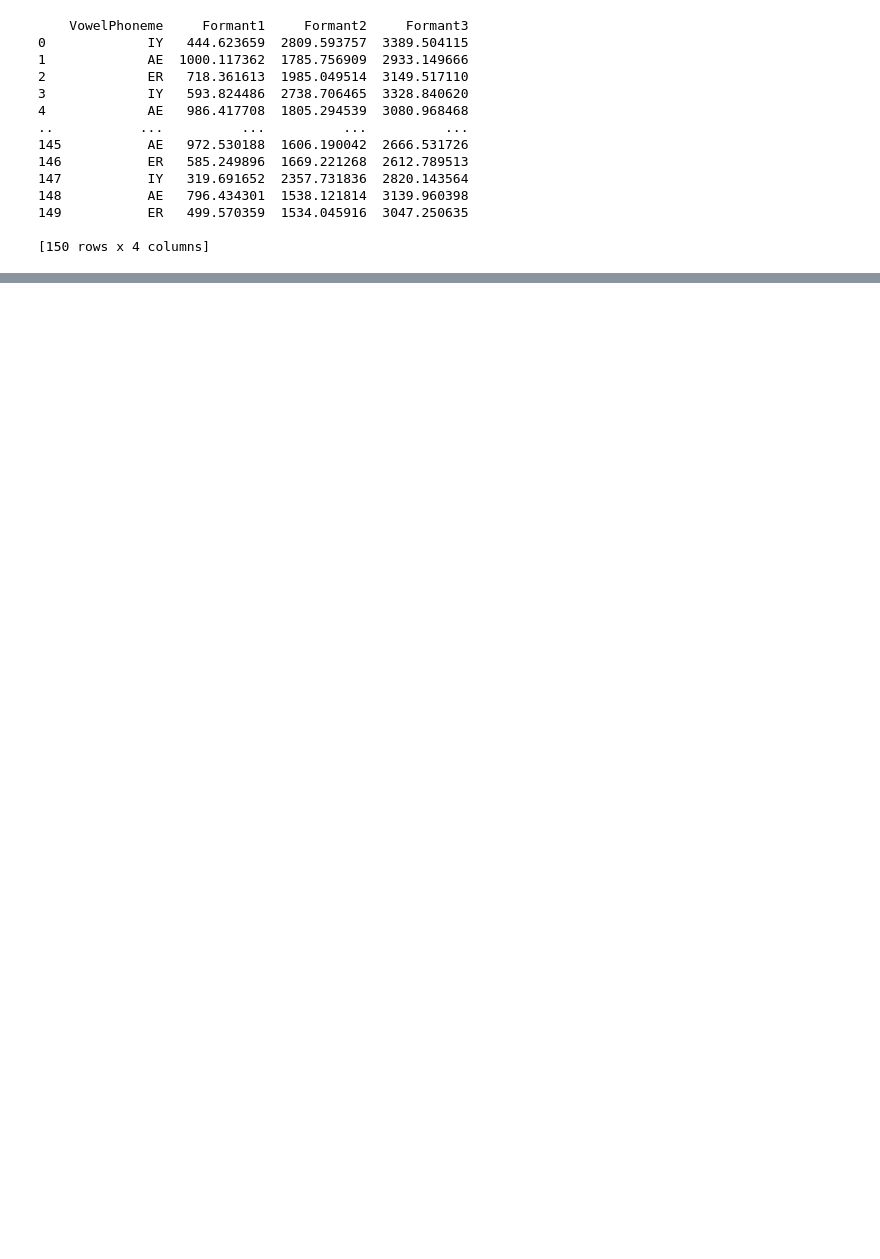
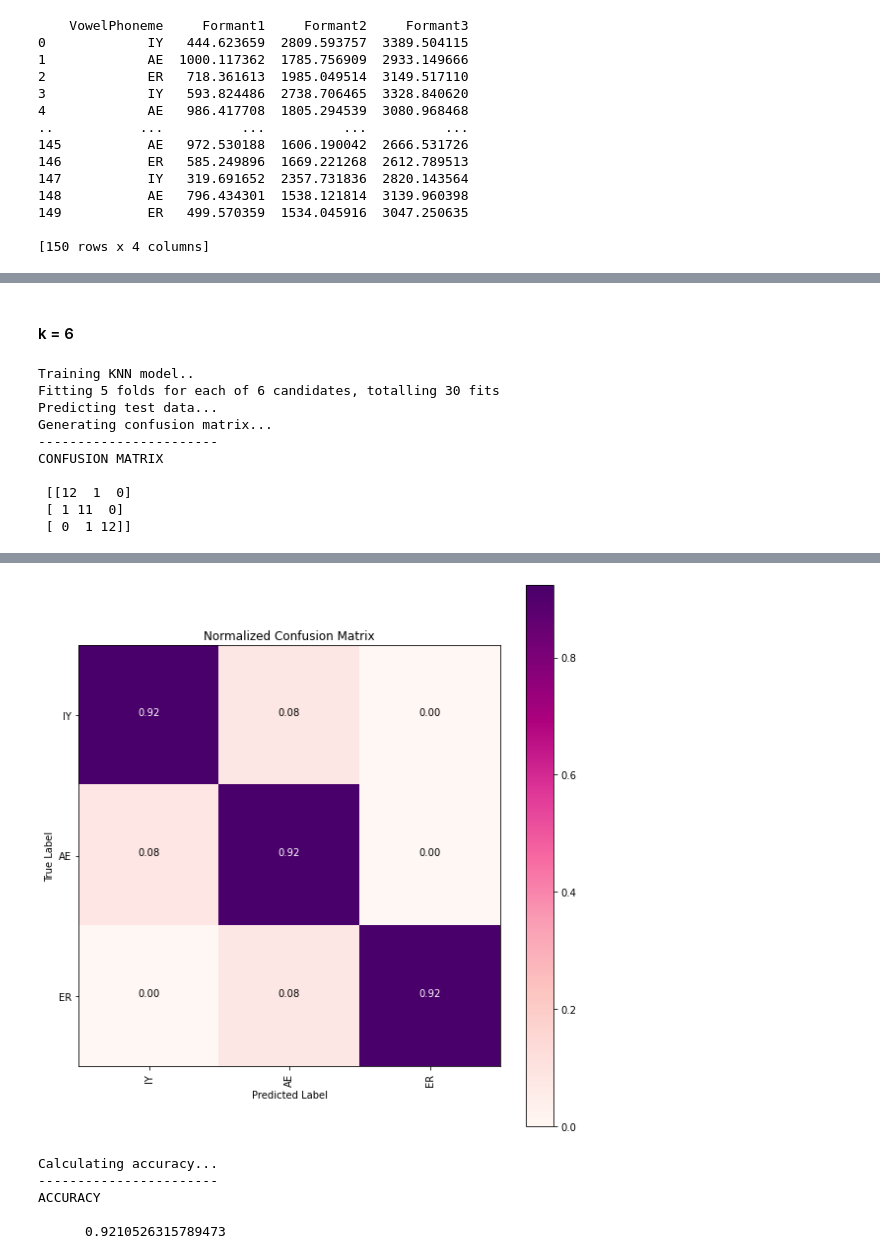
Before and after one commit to francescamizzi/NLP-ICS2203, a Jupyter notebook: Part 2 - Phenome Recognition/Speech Phoneme Analysis and Classification.ipynb, the cells around one changed output, grey strips where cells are left out. Drawn from its saved outputs; the diff is of its cells as text; code cells hidden in the pictures; blank space fills up the shorter version.

```diff
--- a/Part 2 - Phenome Recognition/Speech Phoneme Analysis and Classification.ipynb
+++ b/Part 2 - Phenome Recognition/Speech Phoneme Analysis and Classification.ipynb
@@ -177,0 +264,15 @@ ACCURACY
+# %% [markdown]
+#### k = 6
+# %%
+new_trial(6)
+# %% [output]
+Training KNN model..
+Fitting 5 folds for each of 6 candidates, totalling 30 fits
+Predicting test data...
+Generating confusion matrix...
+-----------------------
+CONFUSION MATRIX
+
+ [[12  1  0]
+ [ 1 11  0]
+ [ 0  1 12]]
@@ -177,0 +282,6 @@ ACCURACY
+[figure, added]
+Calculating accuracy...
+-----------------------
+ACCURACY
+
+      0.9210526315789473
```
Also changed, not shown: parts of 40 cells of this notebook.
